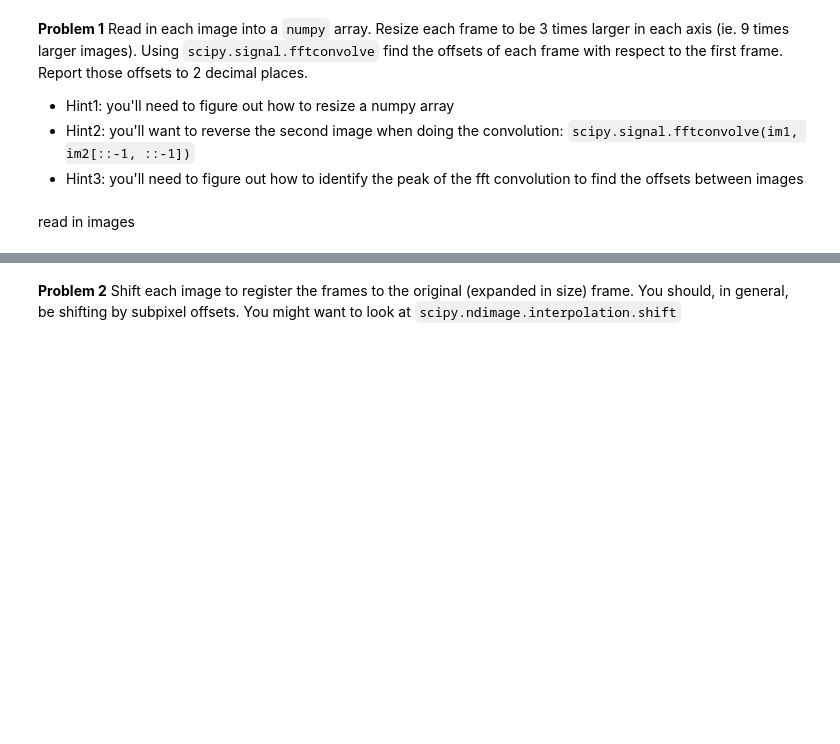
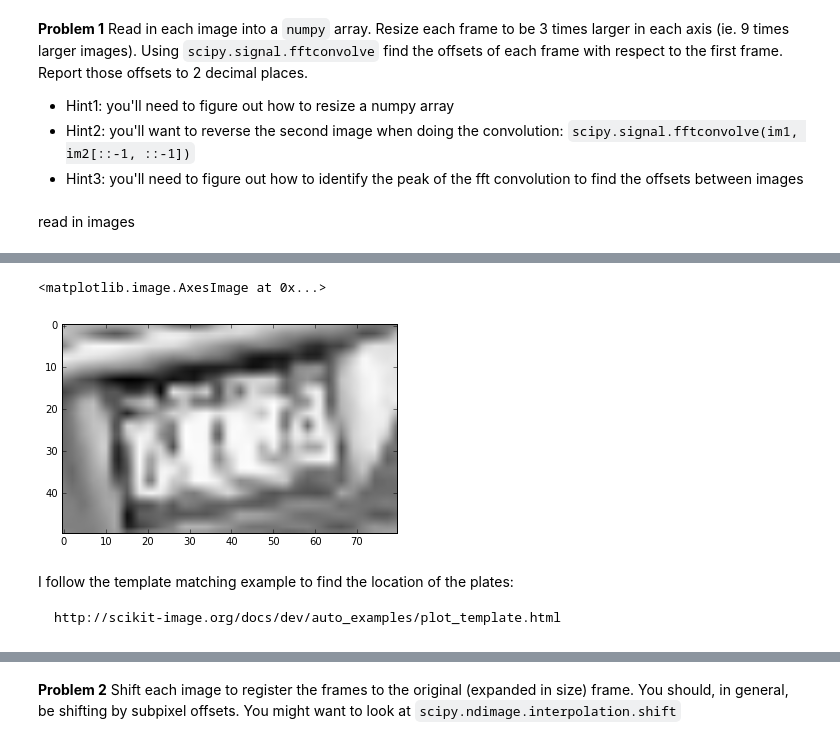
Before and after one commit to YuguangTong/AY250-hw, a Jupyter notebook: hw_1/hw_1_assignment.ipynb, the cells around one changed output, grey strips where cells are left out. Saved outputs shown, nothing was run; the diff lists cells and outputs as text; code cells hidden in the pictures; blank space fills up the shorter version.

```diff
--- a/hw_1/hw_1_assignment.ipynb
+++ b/hw_1/hw_1_assignment.ipynb
@@ -167,0 +96,12 @@ for i, img in enumerate(images):
+# %%
+# crop the first image to obtain
+plate = images[0][130:180, 90:170]
+# plate = images[0][390:540, 270:510]
+plt.imshow(plate, cmap='gray')
+# %% [output]
+<matplotlib.image.AxesImage at 0x...>
+[figure, added]
+# %% [markdown]
+I follow the template matching example to find the location of the plates:
+
+    http://scikit-image.org/docs/dev/auto_examples/plot_template.html
```
Also changed, not shown: parts of 25 cells of this notebook, 1 other file.
